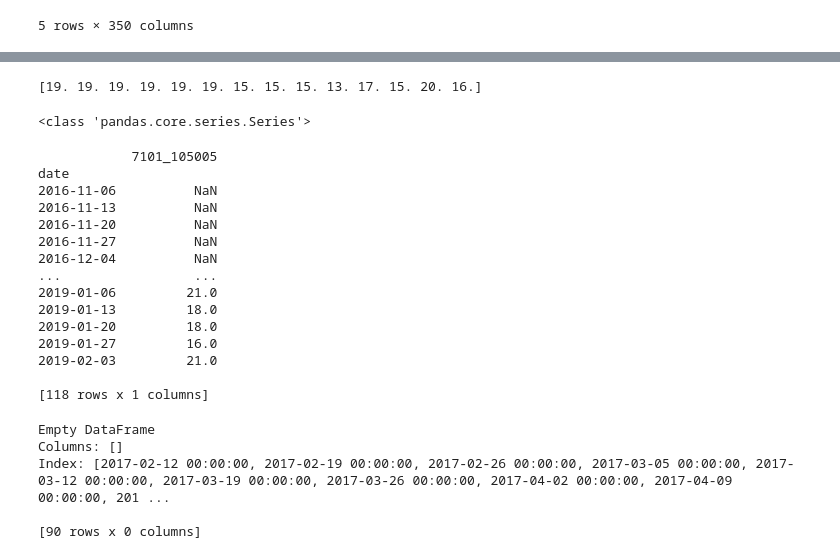
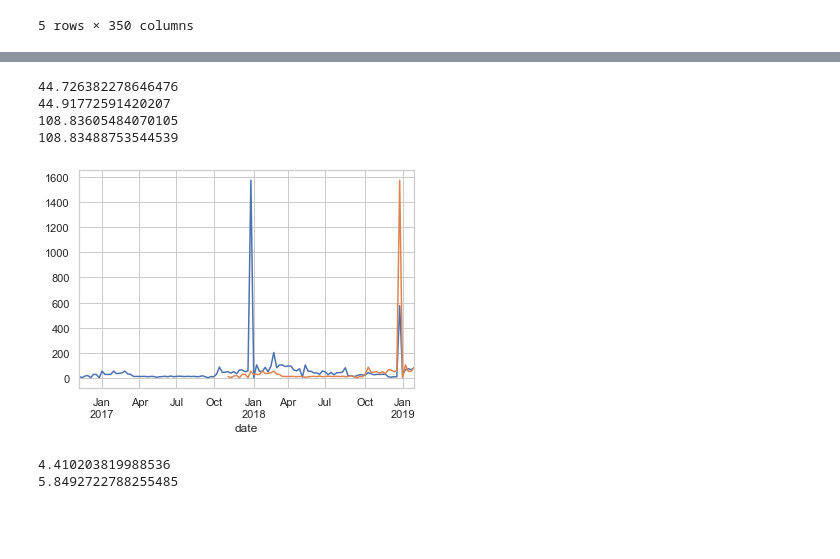
Before and after one commit to Anaksibia/Ticket_distribution_system, a Jupyter notebook: notebooks/Boosting.ipynb, the cells around one changed output, grey strips where cells are left out. Cells and saved outputs as stored; diff of their text form; code cells hidden in the pictures; blank space fills up the shorter version.

Commit message:
Calculate XGBoost on extracted features

```diff
--- a/notebooks/Boosting.ipynb
+++ b/notebooks/Boosting.ipynb
@@ -67,10 +52,10 @@ extracted_features.head()
 | 105264 | 1.0 | 0.0 | 1.0 | 1.0 | ... |
 5 rows × 3895 columns
 # %%
-df = pd.read_csv('../data/preprocessed/knn_imputated_ts.csv',
+ts = pd.read_csv('../data/preprocessed/knn_imputated_ts.csv',
                        sep=',',
                        parse_dates=['date'], index_col=0)
-df.head()
+ts.head()
 # %% [output]
 |  | 7101_105005 | 7101_105043 | 7101_105264 | 7101_105523 | 7101_105554 | 7101_105568 | 7101_107589 | ... |
 | date |  |  |  |  |  |  |  | ... |
@@ -122,0 +243,16 @@ print(y_test.to_numpy())
+# %%
+print(np.mean(extracted_feat_mape))
+print(np.mean(all_feat_mape))
+print(np.mean(extracted_feat_mse))
+print(np.mean(all_feat_mse))
+# %% [output]
+44.726382278646476
+44.91772591420207
+108.83605484070105
+108.83488753544539
+# %%
+df.iloc[:, 145].plot()
+df.iloc[:, 145].shift(52).plot()
+plt.show()
+# %% [output]
+[figure, added]
@@ -123,38 +283,4 @@ print(y_test.to_numpy())
 # %%
-
-print(pred)
 # %% [output]
-[19. 19. 19. 19. 19. 19. 15. 15. 15. 13. 17. 15. 20. 16.]
+4.410203819988536
+5.8492722788255485
-# %%
-y_train = y[:-14]
-print(type(y_train))
-# %% [output]
-<class 'pandas.core.series.Series'>
-# %%
-X = pd.DataFrame(df.iloc[:, 0].shift(14))
-print(X)
-# %% [output]
-            7101_105005
-date
-2016-11-06          NaN
-2016-11-13          NaN
-2016-11-20          NaN
-2016-11-27          NaN
-2016-12-04          NaN
-...                 ...
-2019-01-06         21.0
-2019-01-13         18.0
-2019-01-20         18.0
-2019-01-27         16.0
-2019-02-03         21.0
-
-[118 rows x 1 columns]
-# %%
-
-print(X_train)
-# %% [output]
-Empty DataFrame
-Columns: []
-Index: [2017-02-12 00:00:00, 2017-02-19 00:00:00, 2017-02-26 00:00:00, 2017-03-05 00:00:00, 2017-03-12 00:00:00, 2017-03-19 00:00:00, 2017-03-26 00:00:00, 2017-04-02 00:00:00, 2017-04-09 00:00:00, 201 ...
-
-[90 rows x 0 columns]
```
Also changed, not shown: parts of 19 cells of this notebook, 15 other files.
